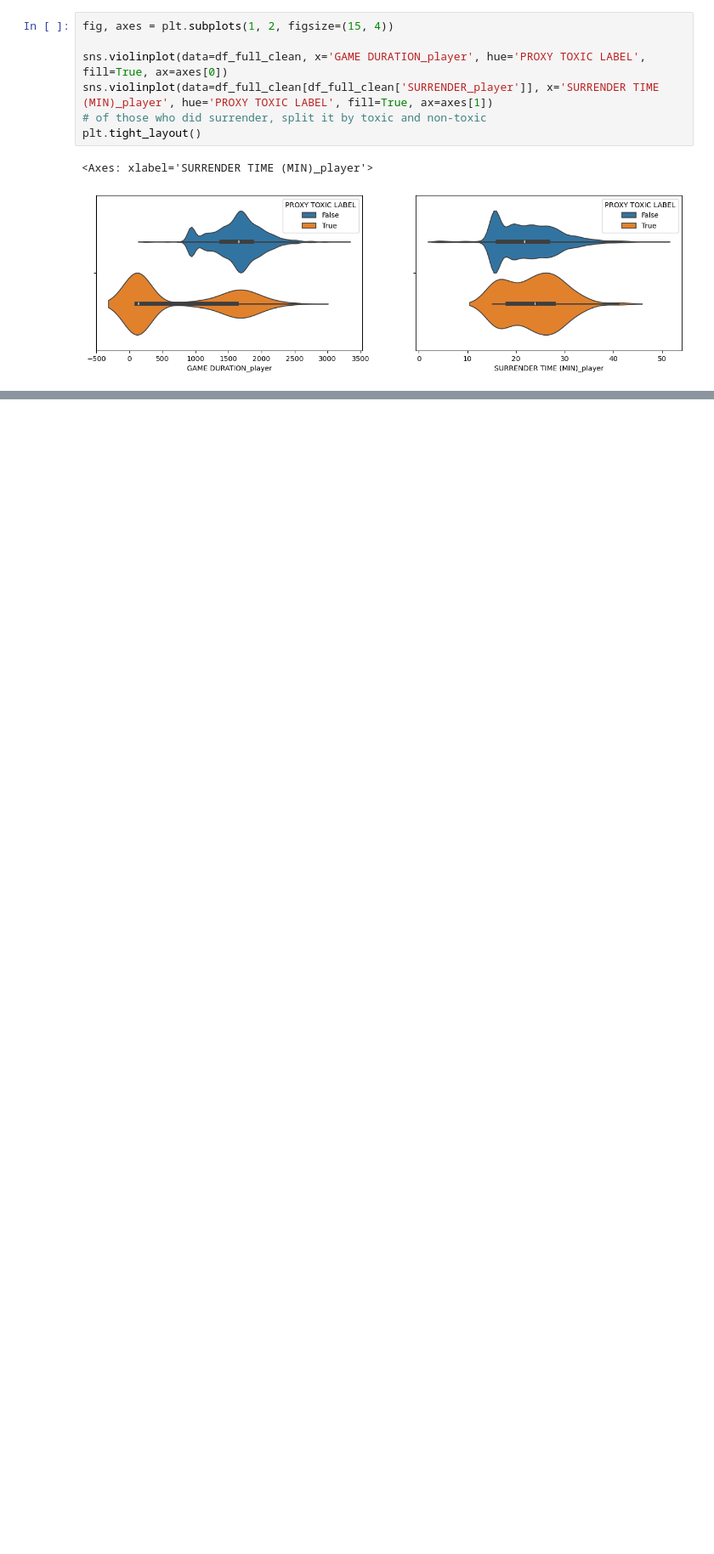
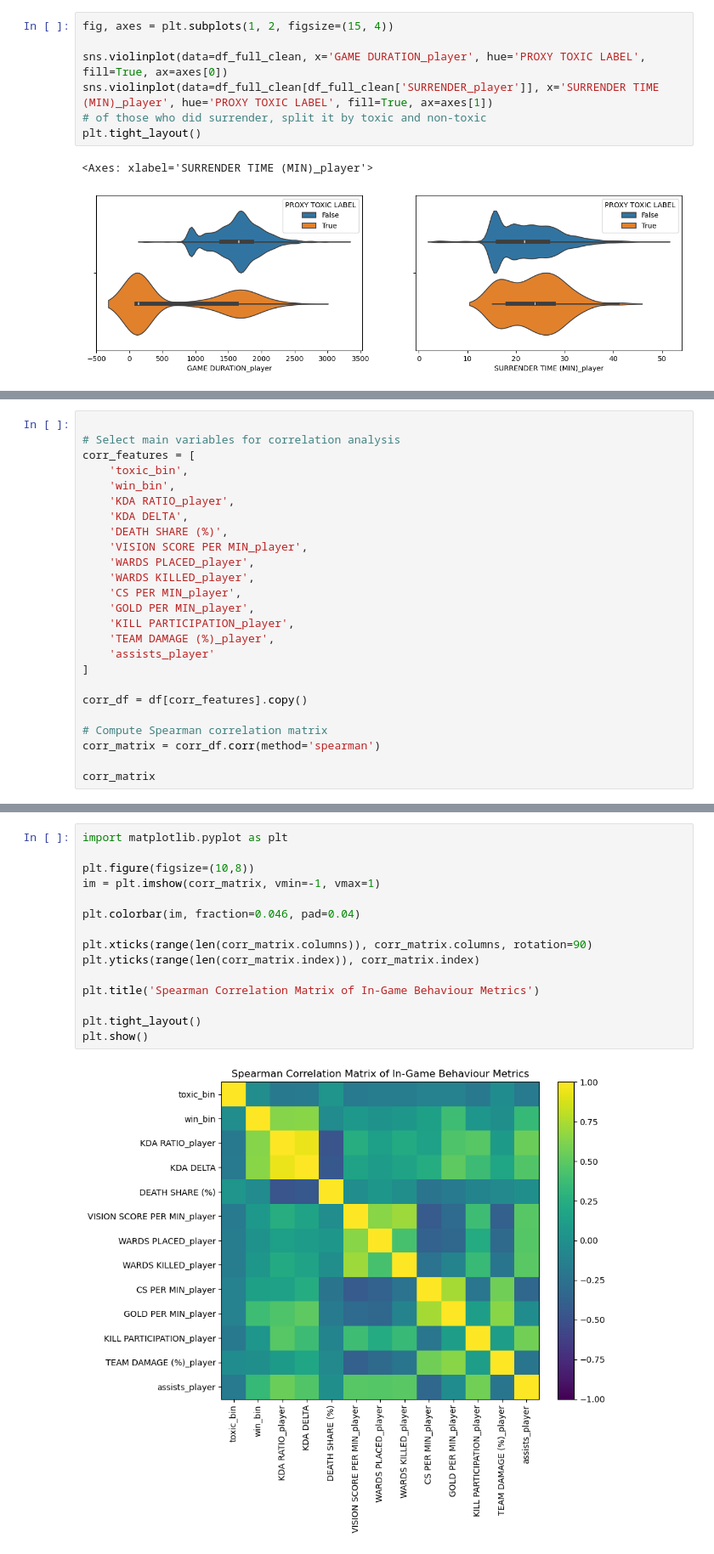
Before and after one commit to lybytes/lol-toxicity-analysis, a Jupyter notebook: ST445_Project_Main v2.ipynb, the cells around one changed output, grey strips where cells are left out. Shown at 85% size. Drawn from its saved outputs; the diff is of its cells as text; blank space fills up the shorter version.

```diff
--- a/ST445_Project_Main v2.ipynb
+++ b/ST445_Project_Main v2.ipynb
@@ -1403,0 +1545,25 @@ plt.tight_layout()
+# %%
+
+# Select main variables for correlation analysis
+corr_features = [
+    'toxic_bin',
+    'win_bin',
+    'KDA RATIO_player',
+    'KDA DELTA',
+    'DEATH SHARE (%)',
+    'VISION SCORE PER MIN_player',
+    'WARDS PLACED_player',
+    'WARDS KILLED_player',
+    'CS PER MIN_player',
+    'GOLD PER MIN_player',
+    'KILL PARTICIPATION_player',
+    'TEAM DAMAGE (%)_player',
+    'assists_player'
+]
+
+corr_df = df[corr_features].copy()
+
+# Compute Spearman correlation matrix
+corr_matrix = corr_df.corr(method='spearman')
+
+corr_matrix
@@ -1403,0 +1585,17 @@ plt.tight_layout()
+# %%
+import matplotlib.pyplot as plt
+
+plt.figure(figsize=(10,8))
+im = plt.imshow(corr_matrix, vmin=-1, vmax=1)
+
+plt.colorbar(im, fraction=0.046, pad=0.04)
+
+plt.xticks(range(len(corr_matrix.columns)), corr_matrix.columns, rotation=90)
+plt.yticks(range(len(corr_matrix.index)), corr_matrix.index)
+
+plt.title('Spearman Correlation Matrix of In-Game Behaviour Metrics')
+
+plt.tight_layout()
+plt.show()
+# %% [output]
+[figure, added]
```
Also changed, not shown: parts of 27 cells of this notebook.
